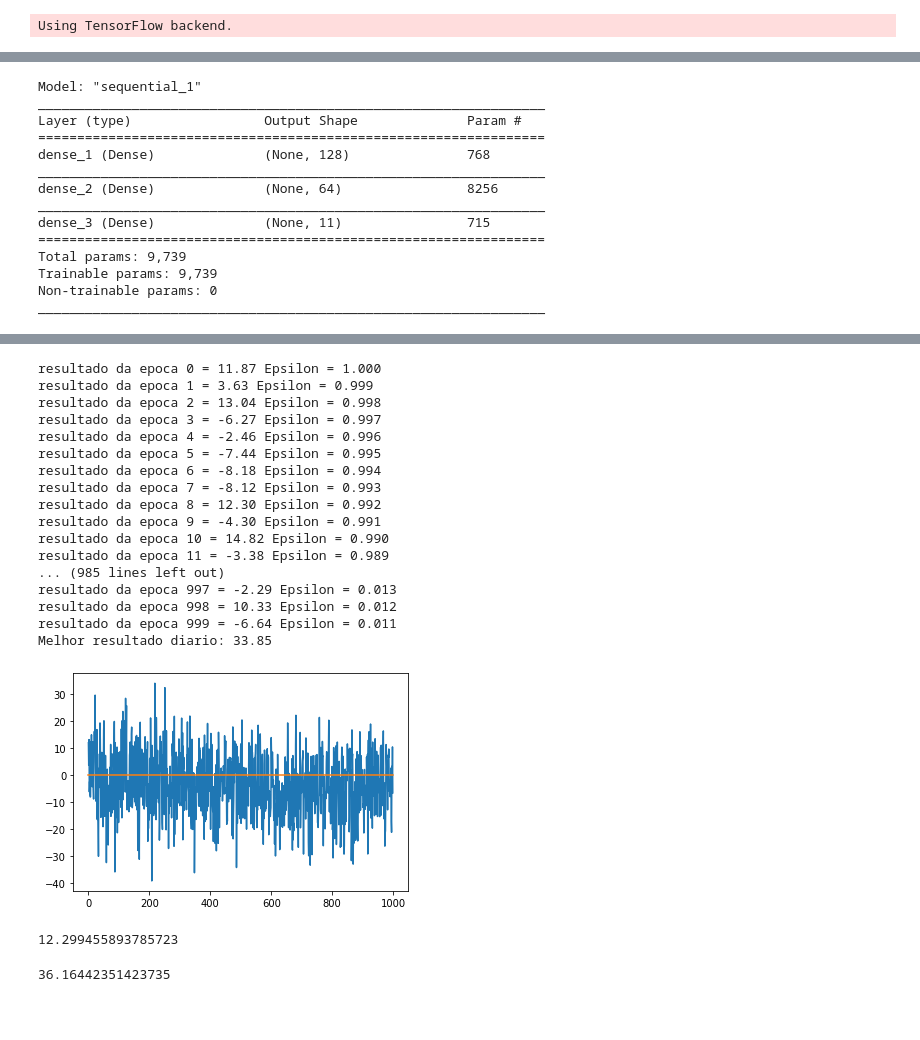
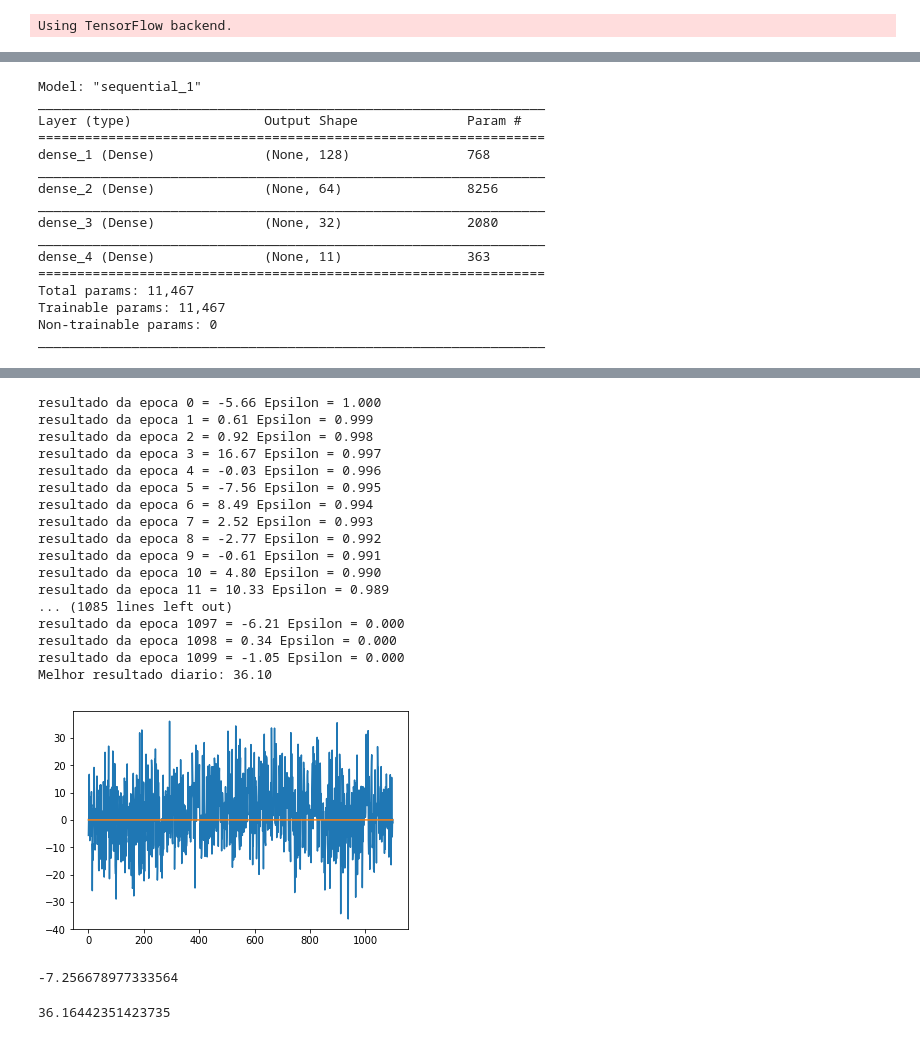
Before and after one commit to pigortekids/TCCgit, a Jupyter notebook: brunao/v2/DQN_teste-3.ipynb, the cells around one changed output, grey strips where cells are left out. Drawn from its saved outputs; the diff is of its cells as text; code cells hidden in the pictures; blank space fills up the shorter version.

```diff
--- a/brunao/v2/DQN_teste-3.ipynb
+++ b/brunao/v2/DQN_teste-3.ipynb
@@ -141,10 +141,13 @@ class DQNAgent:
         """
 
         model.add(Dense(128, input_dim=self.state_size, activation='relu')) #camada de entrada (escondida)
+        model.add(Dense(64, input_dim=self.state_size, activation='relu')) #camada de entrada (escondida)
+        model.add(Dense(32, input_dim=self.state_size, activation='relu')) #camada de entrada (escondida)
+        #model.add(Dense(128, input_dim=self.state_size, activation='relu')) #camada de entrada (escondida)
         #model.add(Dense(x*3, activation='relu')) #camada escondida
         #model.add(Dense(x*2, activation='relu')) #camada escondida
         #model.add(Dense(x, activation='relu')) #camada escondida
-        model.add(Dense(64, activation='relu')) #camada escondida
+        #model.add(Dense(64, activation='relu')) #camada escondida
         model.add(Dense(self.action_size, activation='linear')) #camada de saida
         model.compile(loss='mse', optimizer=tf.train.AdamOptimizer(learning_rate=self.learning_rate)) #compilador
         #sgd = optimizers.SGD(lr=self.learning_rate, decay=1e-6, momentum=0.9, nesterov=True)
@@ -208,10 +211,12 @@ dense_1 (Dense)              (None, 128)               768
 _________________________________________________________________
 dense_2 (Dense)              (None, 64)                8256
 _________________________________________________________________
-dense_3 (Dense)              (None, 11)                715
+dense_3 (Dense)              (None, 32)                2080
+_________________________________________________________________
+dense_4 (Dense)              (None, 11)                363
 =================================================================
-Total params: 9,739
-Trainable params: 9,739
+Total params: 11,467
+Trainable params: 11,467
 Non-trainable params: 0
 _________________________________________________________________
 # %%
@@ -407,7 +412,7 @@ if __name__ == "__main__":
             modelo.carrega_pesos('./pesos.h5')
 
         epoca_parou = epoca_init
-        for epoca in range(epoca_init, epocas): #rodar uma quantidade de epocas
+        for epoca in range(epoca_init, epocas+100): #rodar uma quantidade de epocas
             modelo.limpa_memoria_epoca()
             sum_rewards = rodar_dias(inputs, custo) #adiciona o resultado da epoca na somatoria
             train_teste() #roda o modelo com toda a memoria da epoca
@@ -420,7 +425,7 @@ if __name__ == "__main__":
                 modelo.salva_pesos('./pesos_5.h5')
             dias_pos = 0
             dias_neg = 0
-            if modelo.epsilon <= epsilon_min:
+            if modelo.epsilon <= 0:
                 modelo.epsilon = 0
             else:
                 modelo.epsilon -= epsilon_decay
@@ -446,26 +451,26 @@ W1111 20:30:33.866775 12908 deprecation_wrapper.py:119] From C:\Users\core\Anaco
-resultado da epoca 0 = 11.87 Epsilon = 1.000
-resultado da epoca 1 = 3.63 Epsilon = 0.999
-resultado da epoca 2 = 13.04 Epsilon = 0.998
-resultado da epoca 3 = -6.27 Epsilon = 0.997
-resultado da epoca 4 = -2.46 Epsilon = 0.996
-resultado da epoca 5 = -7.44 Epsilon = 0.995
-resultado da epoca 6 = -8.18 Epsilon = 0.994
-resultado da epoca 7 = -8.12 Epsilon = 0.993
-resultado da epoca 8 = 12.30 Epsilon = 0.992
-resultado da epoca 9 = -4.30 Epsilon = 0.991
-resultado da epoca 10 = 14.82 Epsilon = 0.990
-resultado da epoca 11 = -3.38 Epsilon = 0.989
-... (985 lines left out)
-resultado da epoca 997 = -2.29 Epsilon = 0.013
-resultado da epoca 998 = 10.33 Epsilon = 0.012
-resultado da epoca 999 = -6.64 Epsilon = 0.011
-Melhor resultado diario: 33.85
+resultado da epoca 0 = -5.66 Epsilon = 1.000
+resultado da epoca 1 = 0.61 Epsilon = 0.999
+resultado da epoca 2 = 0.92 Epsilon = 0.998
+resultado da epoca 3 = 16.67 Epsilon = 0.997
+resultado da epoca 4 = -0.03 Epsilon = 0.996
+resultado da epoca 5 = -7.56 Epsilon = 0.995
+resultado da epoca 6 = 8.49 Epsilon = 0.994
+resultado da epoca 7 = 2.52 Epsilon = 0.993
+resultado da epoca 8 = -2.77 Epsilon = 0.992
+resultado da epoca 9 = -0.61 Epsilon = 0.991
+resultado da epoca 10 = 4.80 Epsilon = 0.990
+resultado da epoca 11 = 10.33 Epsilon = 0.989
+... (1085 lines left out)
+resultado da epoca 1097 = -6.21 Epsilon = 0.000
+resultado da epoca 1098 = 0.34 Epsilon = 0.000
+resultado da epoca 1099 = -1.05 Epsilon = 0.000
+Melhor resultado diario: 36.10
-[figure, old version]
+[figure, new version]
 # %%
 modelo.epsilon = 0
 print(rodar_dias(inputs, custo))
 # %% [output]
-12.299455893785723
+-7.256678977333564
 # %%
 np.amax(inputs['preco'])
 # %% [output]
```
Also changed, not shown: parts of 4 cells of this notebook, 9 other files.
